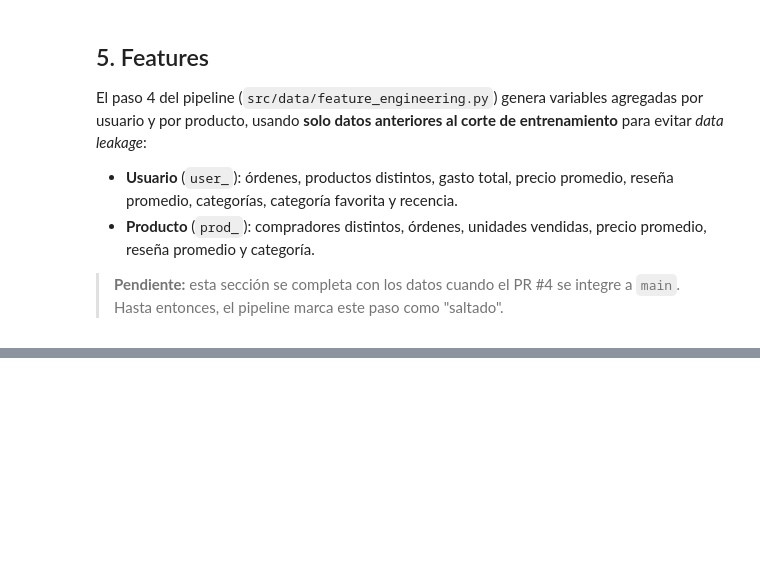
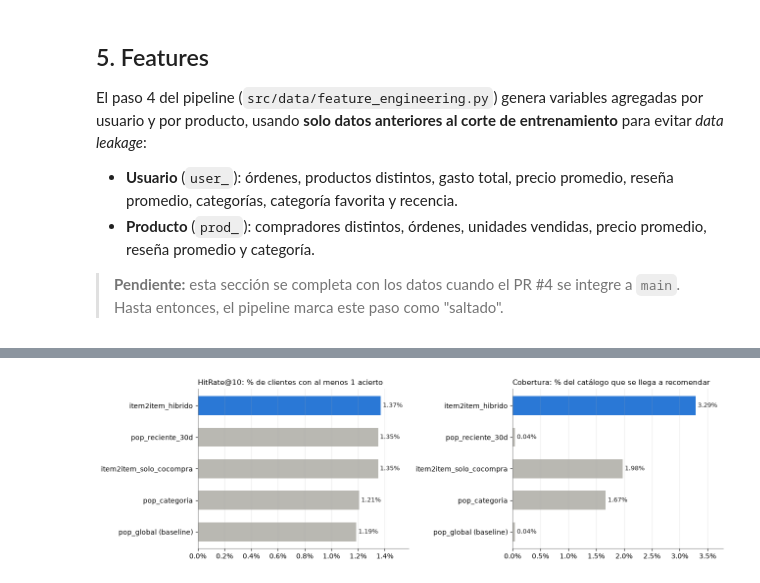
Before and after one commit to DynamoConsultoriaDataSolutions/dynamo-recsys-olist, a Jupyter notebook: notebooks/02_dd_pipeline_reproducible.ipynb, the cells around one changed output, grey strips where cells are left out. Drawn from its saved outputs; the diff is of its cells as text; code cells hidden in the pictures; blank space fills up the shorter version.

```diff
--- a/notebooks/02_dd_pipeline_reproducible.ipynb
+++ b/notebooks/02_dd_pipeline_reproducible.ipynb
@@ -297,0 +302,13 @@ El paso 4 del pipeline (`src/data/feature_engineering.py`) genera variables agre
+# %%
+modelos = pd.read_csv(REPORTS_DIR / "model_comparison.csv")
+k10 = modelos[modelos["k"] == 10]
+todos = k10[k10["segment"] == "all"].set_index("model")
+
+tabla = k10.pivot(index="model", columns="segment", values="hit_rate@k")
+tabla.columns = ["hit_rate@10_all", "hit_rate@10_warm"]
+tabla["ndcg@10_all"] = todos["ndcg@k"]
+tabla["cobertura_%"] = todos["coverage"] * 100
+base = tabla.loc["pop_global (baseline)", "hit_rate@10_all"]
+tabla["mejora_vs_baseline_%"] = (tabla["hit_rate@10_all"] / base - 1) * 100
+tabla = tabla.sort_values("hit_rate@10_all")
+tabla.round(4)
@@ -297,0 +323,21 @@ El paso 4 del pipeline (`src/data/feature_engineering.py`) genera variables agre
+# %%
+from matplotlib.ticker import PercentFormatter
+tabla["hit_rate@10_all_%"] = tabla["hit_rate@10_all"] * 100
+
+fig, axes = plt.subplots(1, 2, figsize=(13, 4))
+metricas = [("hit_rate@10_all_%", "HitRate@10: % de clientes con al menos 1 acierto"),
+            ("cobertura_%", "Cobertura: % del catálogo que se llega a recomendar")]
+for ax, (col, titulo) in zip(axes, metricas):
+    valores = tabla[col]
+    colores = [AZUL if m == "item2item_hibrido" else GRIS for m in valores.index]
+    ax.barh(valores.index, valores.values, color=colores, height=0.6)
+    for i, v in enumerate(valores.values):
+        ax.text(v, i, f" {v:.2f}%", va="center", fontsize=9, color="#222")
+    ax.xaxis.set_major_formatter(PercentFormatter(decimals=1))
+    ax.set_title(titulo, loc="left", fontsize=11)
+    ax.grid(axis="y", visible=False)
+    ax.margins(x=0.15)
+plt.tight_layout()
+plt.show()
+# %% [output]
+[figure, added]
```
Also changed, not shown: parts of 8 cells of this notebook.
